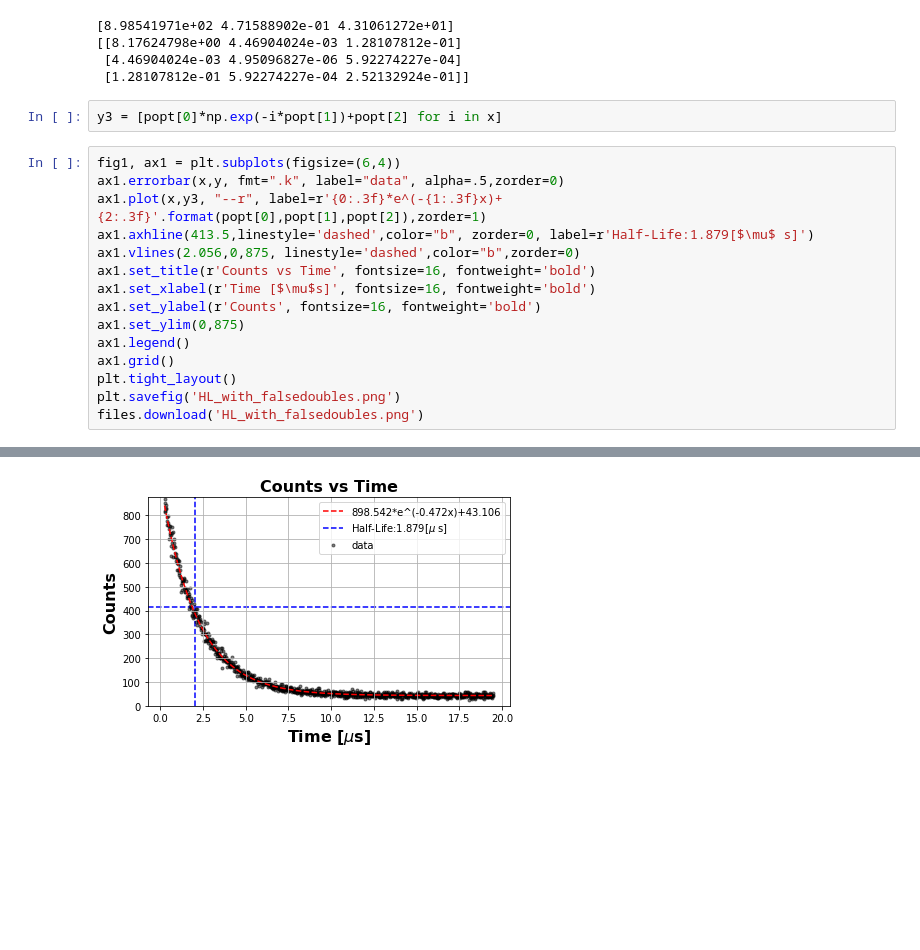
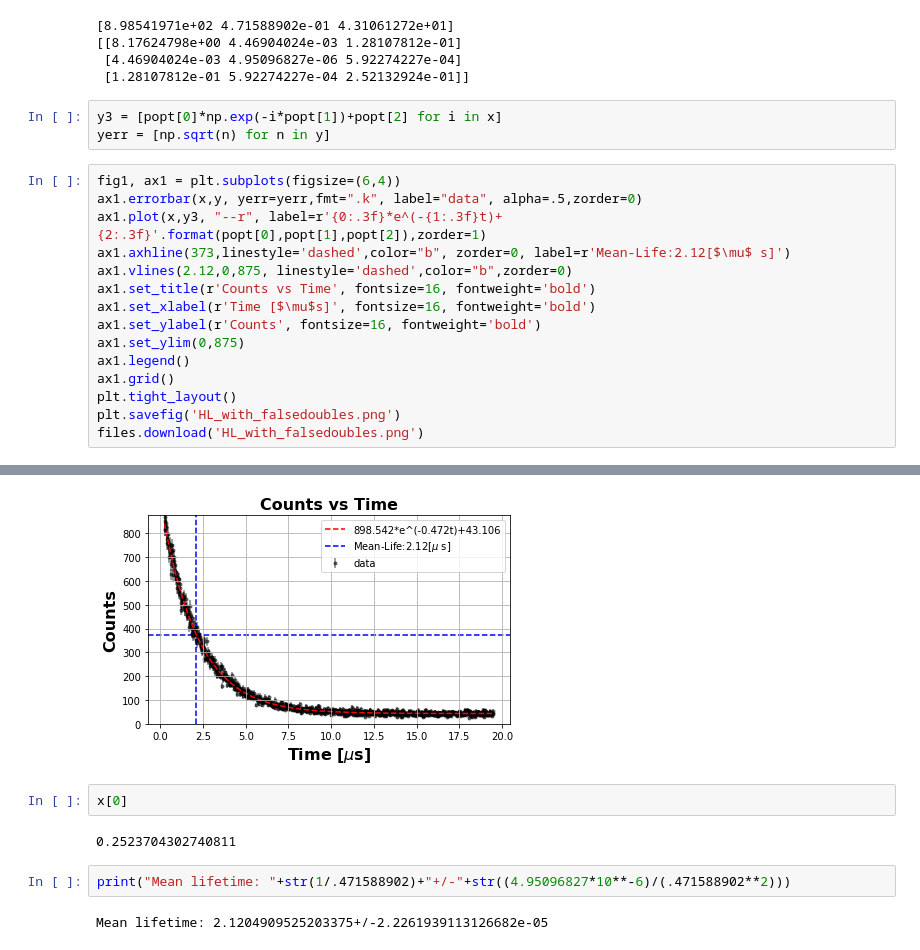
Before and after one commit to AndrewCrossman/PHYS646, a Jupyter notebook: muon_halflife.ipynb, the cells around one changed output, grey strips where cells are left out. Drawn from its saved outputs; the diff is of its cells as text; blank space fills up the shorter version.

```diff
--- a/muon_halflife.ipynb
+++ b/muon_halflife.ipynb
@@ -117,22 +116,31 @@ print(pcov)
  [1.28107812e-01 5.92274227e-04 2.52132924e-01]]
 # %%
 y3 = [popt[0]*np.exp(-i*popt[1])+popt[2] for i in x]
+yerr = [np.sqrt(n) for n in y]
 # %%
 fig1, ax1 = plt.subplots(figsize=(6,4))
-ax1.errorbar(x,y, fmt=".k", label="data", alpha=.5,zorder=0)
-ax1.plot(x,y3, "--r", label=r'{0:.3f}*e^(-{1:.3f}x)+{2:.3f}'.format(popt[0],popt[1],popt[2]),zorder=1)
-ax1.axhline(413.5,linestyle='dashed',color="b", zorder=0, label=r'Half-Life:1.879[$\mu$ s]')
-ax1.vlines(2.056,0,875, linestyle='dashed',color="b",zorder=0)
+ax1.errorbar(x,y, yerr=yerr,fmt=".k", label="data", alpha=.5,zorder=0)
+ax1.plot(x,y3, "--r", label=r'{0:.3f}*e^(-{1:.3f}t)+{2:.3f}'.format(popt[0],popt[1],popt[2]),zorder=1)
+ax1.axhline(373,linestyle='dashed',color="b", zorder=0, label=r'Mean-Life:2.12[$\mu$ s]')
+ax1.vlines(2.12,0,875, linestyle='dashed',color="b",zorder=0)
 ax1.set_title(r'Counts vs Time', fontsize=16, fontweight='bold')
 ax1.set_xlabel(r'Time [$\mu$s]', fontsize=16, fontweight='bold')
 ax1.set_ylabel(r'Counts', fontsize=16, fontweight='bold')
 ax1.set_ylim(0,875)
 ax1.legend()
 ax1.grid()
 plt.tight_layout()
 plt.savefig('HL_with_falsedoubles.png')
 files.download('HL_with_falsedoubles.png')
 # %% [output]
 [interactive output not drawn]
 [interactive output not drawn]
-[figure, old version]
+[figure, new version]
+# %%
+x[0]
+# %% [output]
+0.2523704302740811
+# %%
+print("Mean lifetime: "+str(1/.471588902)+"+/-"+str((4.95096827*10**-6)/(.471588902**2)))
+# %% [output]
+Mean lifetime: 2.1204909525203375+/-2.2261939113126682e-05
```
Also changed, not shown: parts of 2 cells of this notebook.
